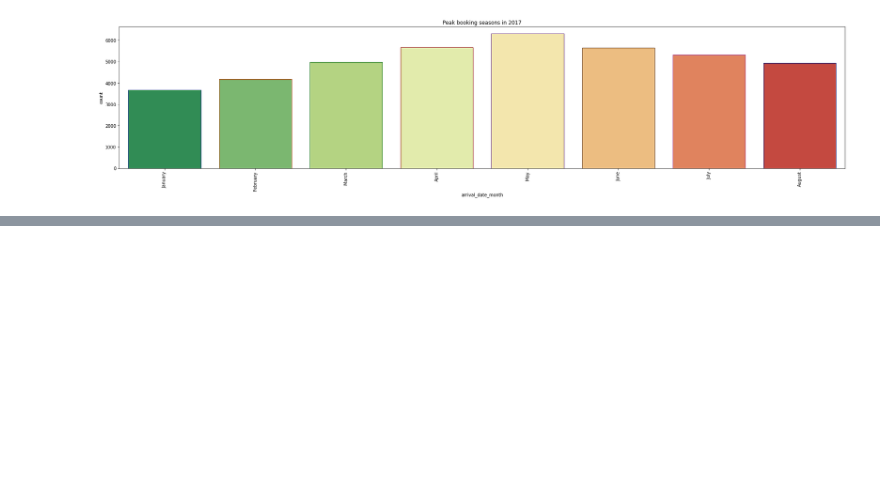
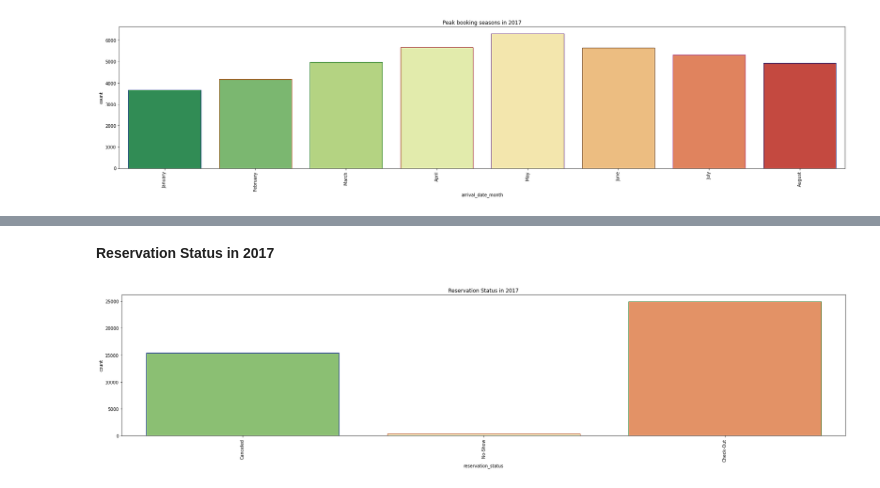
Before and after one commit to kartikay89/Data-Analysis, a Jupyter notebook: HotelBookings.ipynb, the cells around one changed output, grey strips where cells are left out. Cells and saved outputs as stored; diff of their text form; code cells hidden in the pictures; blank space fills up the shorter version.

```diff
--- a/HotelBookings.ipynb
+++ b/HotelBookings.ipynb
@@ -254,0 +283,14 @@ plt.show()
+# %% [markdown]
+**Reservation Status in 2017**
+# %%
+# reservation_status
+
+RSTwentySeventeenDF = hotelDemands.loc[hotelDemands['arrival_date_year'] == 2017]
+plt.subplots(figsize=(30,6))
+sns.countplot('reservation_status', data=RSTwentySeventeenDF ,palette='RdYlGn_r',edgecolor=sns.color_palette('dark',7))
+plt.xticks(rotation=90)
+plt.ticklabel_format(style='plain', axis='y')
+plt.title('Reservation Status in 2017')
+plt.show()
+# %% [output]
+[figure, added]
```
Also changed, not shown: parts of 6 cells of this notebook.
